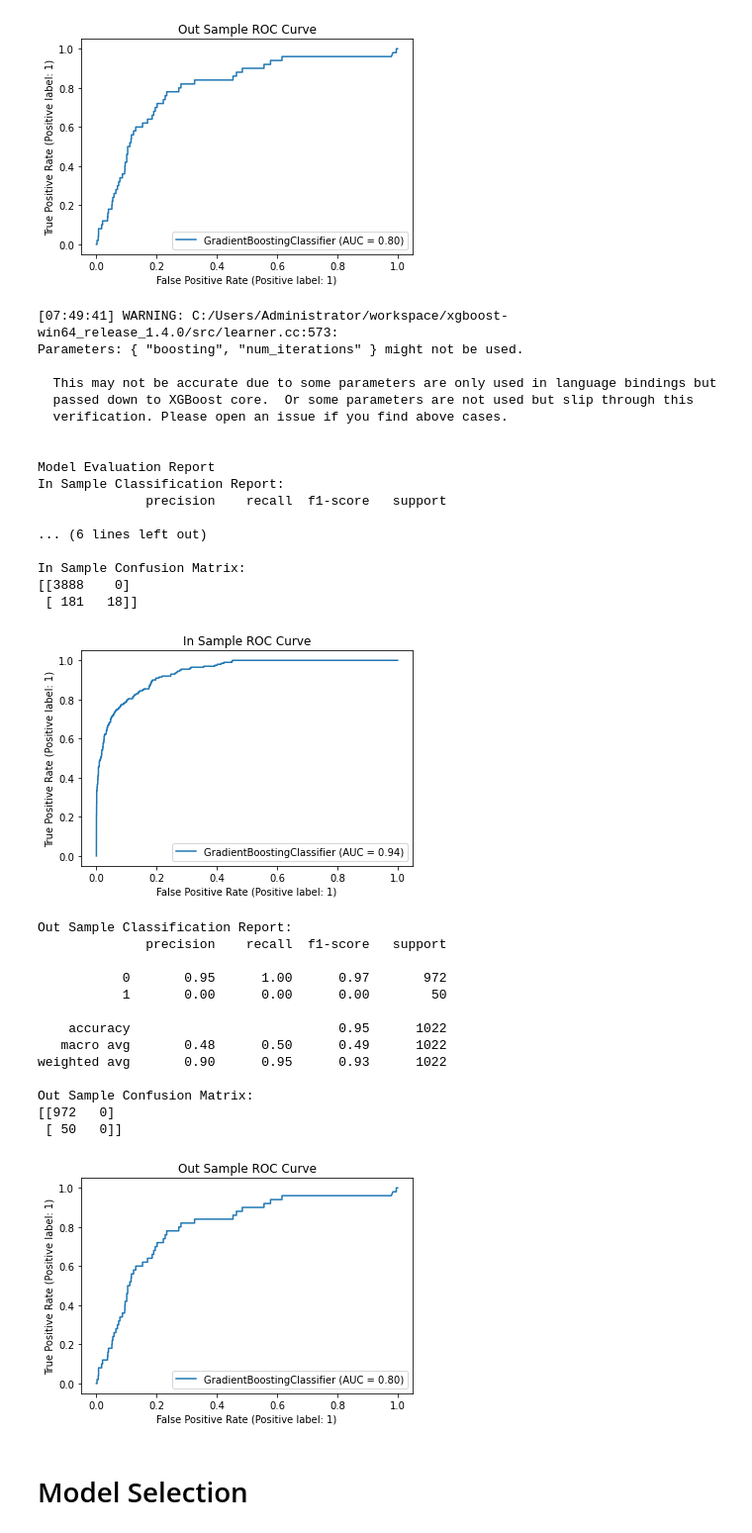
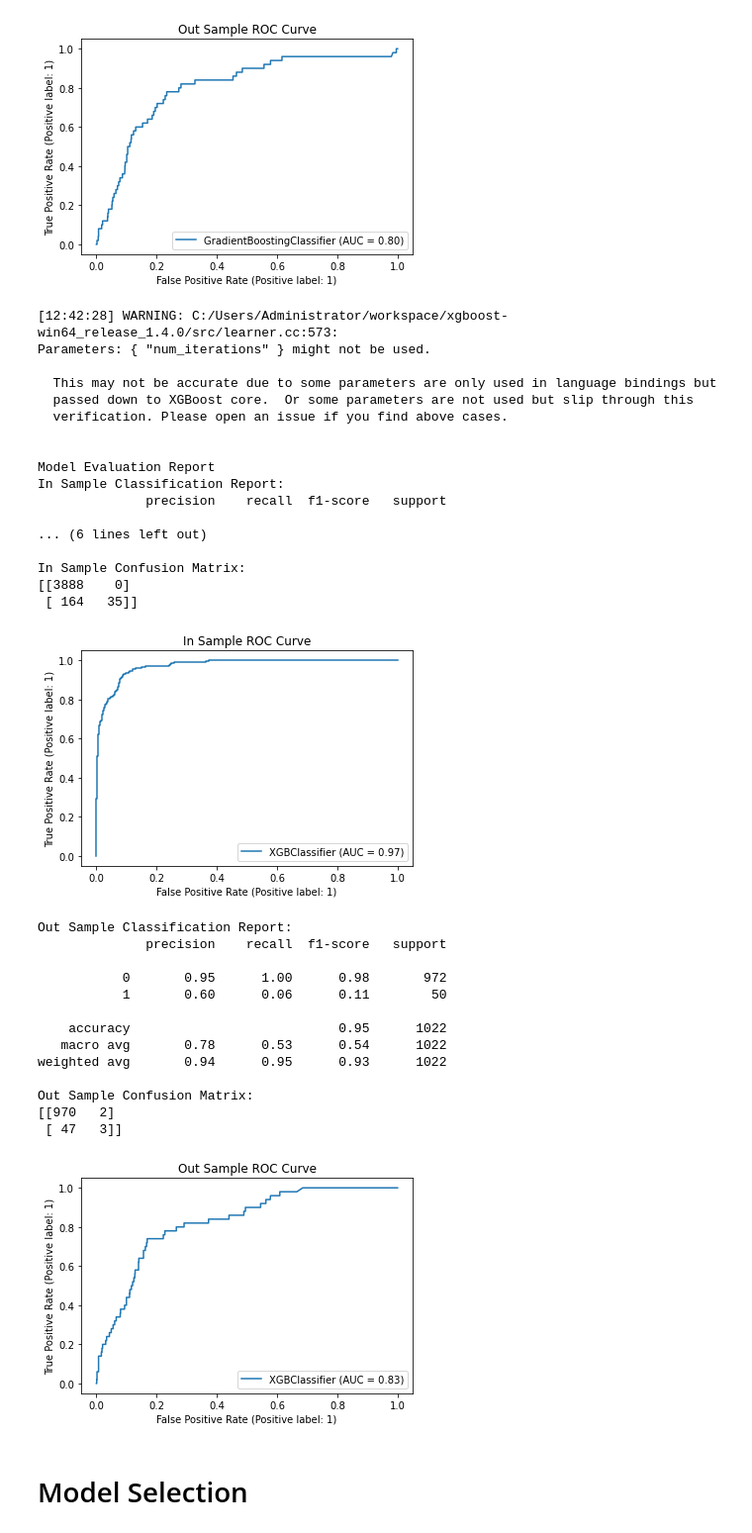
Before and after one commit to ykrasnikov/Stroke_Analysis_and_Prediction, a Jupyter notebook: Stroke/NoteBooks/Stroke_Data.ipynb, the cells around one changed output. Shown at 99% size. Saved outputs shown, nothing was run; the diff lists cells and outputs as text; code cells hidden in the pictures.

```diff
--- a/Stroke/NoteBooks/Stroke_Data.ipynb
+++ b/Stroke/NoteBooks/Stroke_Data.ipynb
@@ -892,8 +892,7 @@ Out Sample Confusion Matrix:
 from xgboost import XGBClassifier
 # %%
 # initialize
-xgb = XGBClassifier(use_label_encoder=False,eval_metric='error',learning_rate=0.03, num_iterations=1000,
-                              boosting='gbdt')
+xgb = XGBClassifier(use_label_encoder=False,eval_metric='error',learning_rate=0.07, num_iterations=1000)
 
 
 # fit
@@ -907,53 +906,53 @@ out_preds = xgb.predict(X_test)
 print("Model Evaluation Report")
 print(f"In Sample Classification Report: \n{classification_report(y_train, in_preds)}")
 print(f"In Sample Confusion Matrix: \n{confusion_matrix(y_train, in_preds)}")
 
 # roc curve
-plot_roc_curve(gb, X_train, y_train)
+plot_roc_curve(xgb, X_train, y_train)
 plt.title("In Sample ROC Curve")
 plt.show()
 
 print()
 print(f"Out Sample Classification Report: \n{classification_report(y_test, out_preds)}")
 print(f"Out Sample Confusion Matrix: \n{confusion_matrix(y_test, out_preds)}")
 
 # roc curve
-plot_roc_curve(gb, X_test, y_test)
+plot_roc_curve(xgb, X_test, y_test)
 plt.title("Out Sample ROC Curve")
 plt.show()
 # %% [output]
-[07:49:41] WARNING: C:/Users/Administrator/workspace/xgboost-win64_release_1.4.0/src/learner.cc:573:
-Parameters: { "boosting", "num_iterations" } might not be used.
+[12:42:28] WARNING: C:/Users/Administrator/workspace/xgboost-win64_release_1.4.0/src/learner.cc:573:
+Parameters: { "num_iterations" } might not be used.
 
   This may not be accurate due to some parameters are only used in language bindings but
   passed down to XGBoost core.  Or some parameters are not used but slip through this
   verification. Please open an issue if you find above cases.
 
 
 Model Evaluation Report
 In Sample Classification Report:
               precision    recall  f1-score   support
 
 ... (6 lines left out)
 
 In Sample Confusion Matrix:
 [[3888    0]
- [ 181   18]]
+ [ 164   35]]
-[figure, old version]
+[figure, new version]
 Out Sample Classification Report:
               precision    recall  f1-score   support
 
-           0       0.95      1.00      0.97       972
-           1       0.00      0.00      0.00        50
+           0       0.95      1.00      0.98       972
+           1       0.60      0.06      0.11        50
 
     accuracy                           0.95      1022
-   macro avg       0.48      0.50      0.49      1022
-weighted avg       0.90      0.95      0.93      1022
+   macro avg       0.78      0.53      0.54      1022
+weighted avg       0.94      0.95      0.93      1022
 
 Out Sample Confusion Matrix:
-[[972   0]
- [ 50   0]]
+[[970   2]
+ [ 47   3]]
-[figure, old version]
+[figure, new version]
 # %% [markdown]
 # Model Selection
 # %%
```
Also changed, not shown: parts of 13 cells of this notebook, 3 other files.
